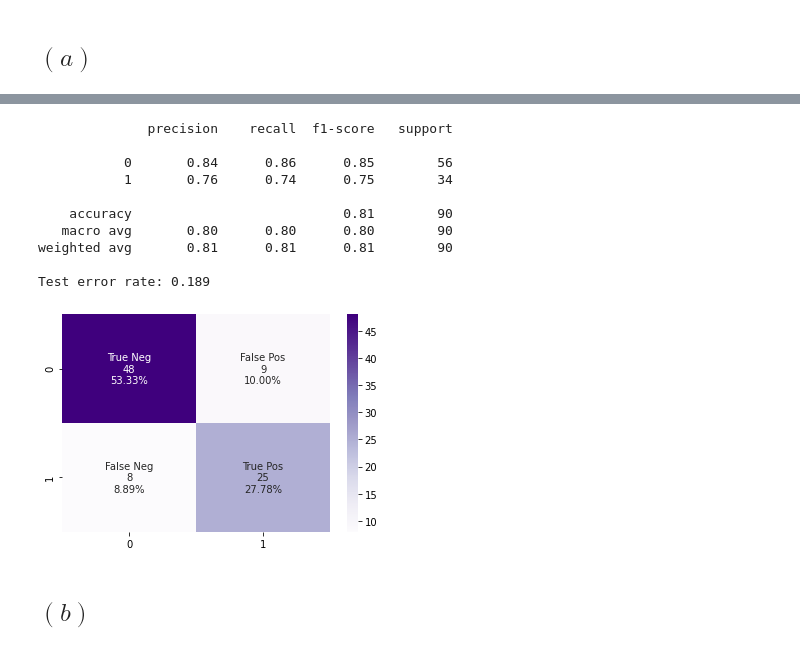
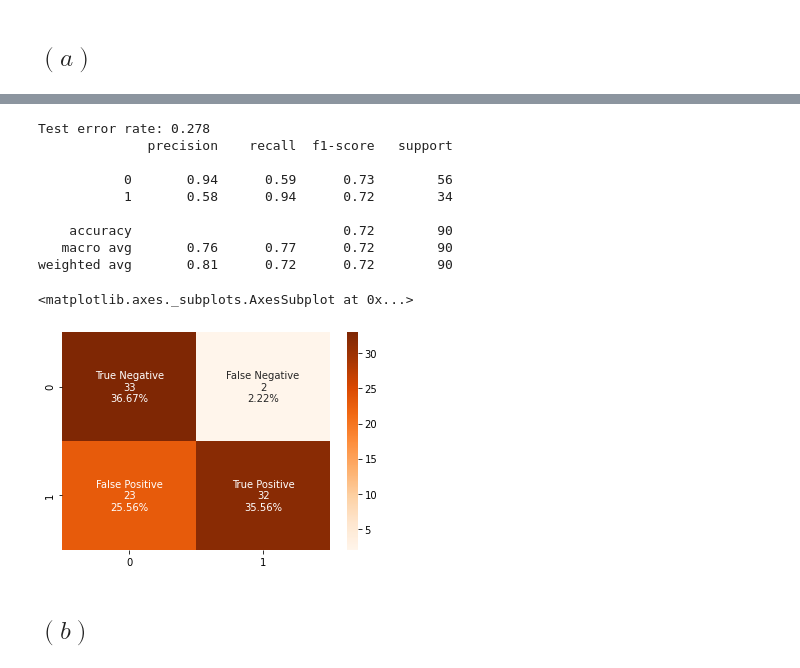
Before and after one commit to Nishal97/DataScienceCW2, a Jupyter notebook: Coursework2.ipynb, the cells around one changed output, grey strips where cells are left out. Saved outputs shown, nothing was run; the diff lists cells and outputs as text; code cells hidden in the pictures.

```diff
--- a/Coursework2.ipynb
+++ b/Coursework2.ipynb
@@ -239,6 +265,7 @@ The test error rate for this test sample is 0.189, implying that around 19% of i
 # %% [markdown]
 ## $(h)$
 # %%
+#RANDOM SAMPLING
 import random
 random.seed(10)
 randomclf = []
@@ -246,21 +273,25 @@ for i in range(207):
     n = random.choice([0,1])
     randomclf.append(n)
 
+#ESTIMATION
 logit.fit(X_train,randomclf)
-prob = logit.predict_proba(X_test)
+randprob = logit.predict_proba(X_test)
 
+#OUTPUT
 testclf=[]
-for i in range(len(prob)):
-    if (prob[i][1]>0.46)==True:
+for i in range(len(randprob)):
+    if (randprob[i][1]>0.2)==True:
         testclf.append(1)
     else:
         testclf.append(0)
 
+error_rate_logit2 = 1-accuracy_score(y_test, testclf)
+print("Test error rate:",round(error_rate_logit2,3))
 print(classification_report(y_test, testclf, digits=2))
 
+#CONFUSION MATRIX
 cf_matrix=confusion_matrix(y_test, testclf).T
-
-group_names = ["True Neg","False Pos","False Neg","True Pos"]
+group_names = ["True Negative","False Negative","False Positive","True Positive"]
 group_counts = ["{0:0.0f}".format(value) for value in
                 cf_matrix.flatten()]
 group_percentages = ["{0:.2%}".format(value) for value in
@@ -269,7 +300,4 @@ labels = [f"{v1}\n{v2}\n{v3}" for v1, v2, v3 in
           zip(group_names,group_counts,group_percentages)]
 labels = np.asarray(labels).reshape(2,2)
 sns.heatmap(cf_matrix, annot=labels, fmt="", cmap='Reds')
-
-error_rate_logit2 = 1-accuracy_score(y_test, testclf)
-print("Test error rate:",round(error_rate_logit2,3))
 # %% [output]
@@ -327,35 +364,44 @@ Test error rate: 0.211
 # %%
+#ESTIMATION
 knn10 = neighbors.KNeighborsClassifier(n_neighbors=10)
-knnpred10 = knn10.fit(X_train, y_train).predict(X_test)
+knnpred10 = knn10.fit(X_train, y_train)
+knn10prob = knnpred10.predict_proba(X_test)
 
-print(classification_report(y_test, knnpred10, digits=2))
+#OUTPUT
+testknn10=[]
+for i in range(len(knn10prob)):
+    if (knn10prob[i][1]>0.2)==True:
+        testknn10.append(1)
+    else:
+        testknn10.append(0)
 
-cf_matrix=confusion_matrix(y_test, knnpred10).T
+error_rate_knn10 = 1-accuracy_score(y_test, testknn10)
+print("Test error rate:",round(error_rate_knn10,3))
+print(classification_report(y_test, testknn10, digits=2))
 
-group_names = ["True Neg","False Pos","False Neg","True Pos"]
+#CONFUSION MATRIX
+cf_matrix=confusion_matrix(y_test, testknn10).T
+group_names = ["True Negative","False Negative","False Positive","True Positive"]
 group_counts = ["{0:0.0f}".format(value) for value in
                 cf_matrix.flatten()]
 group_percentages = ["{0:.2%}".format(value) for value in
                      cf_matrix.flatten()/np.sum(cf_matrix)]
 labels = [f"{v1}\n{v2}\n{v3}" for v1, v2, v3 in
           zip(group_names,group_counts,group_percentages)]
 labels = np.asarray(labels).reshape(2,2)
-sns.heatmap(cf_matrix, annot=labels, fmt="", cmap='Purples')
-
-error_rate_knn10 = 1-accuracy_score(y_test, knnpred10)
-print("Test error rate:",round(error_rate_knn10,3))
+sns.heatmap(cf_matrix, annot=labels, fmt="", cmap='Oranges')
 # %% [output]
+Test error rate: 0.278
               precision    recall  f1-score   support
 
-           0       0.84      0.86      0.85        56
-           1       0.76      0.74      0.75        34
+           0       0.94      0.59      0.73        56
+           1       0.58      0.94      0.72        34
 
-    accuracy                           0.81        90
-   macro avg       0.80      0.80      0.80        90
-weighted avg       0.81      0.81      0.81        90
-
-Test error rate: 0.189
+    accuracy                           0.72        90
+   macro avg       0.76      0.77      0.72        90
+weighted avg       0.81      0.72      0.72        90
+<matplotlib.axes._subplots.AxesSubplot at 0x...>
-[figure, old version]
+[figure, new version]
 # %% [markdown]
 ## $(b)$
 # %%
```
Also changed, not shown: parts of 32 cells of this notebook, 1 other file.
